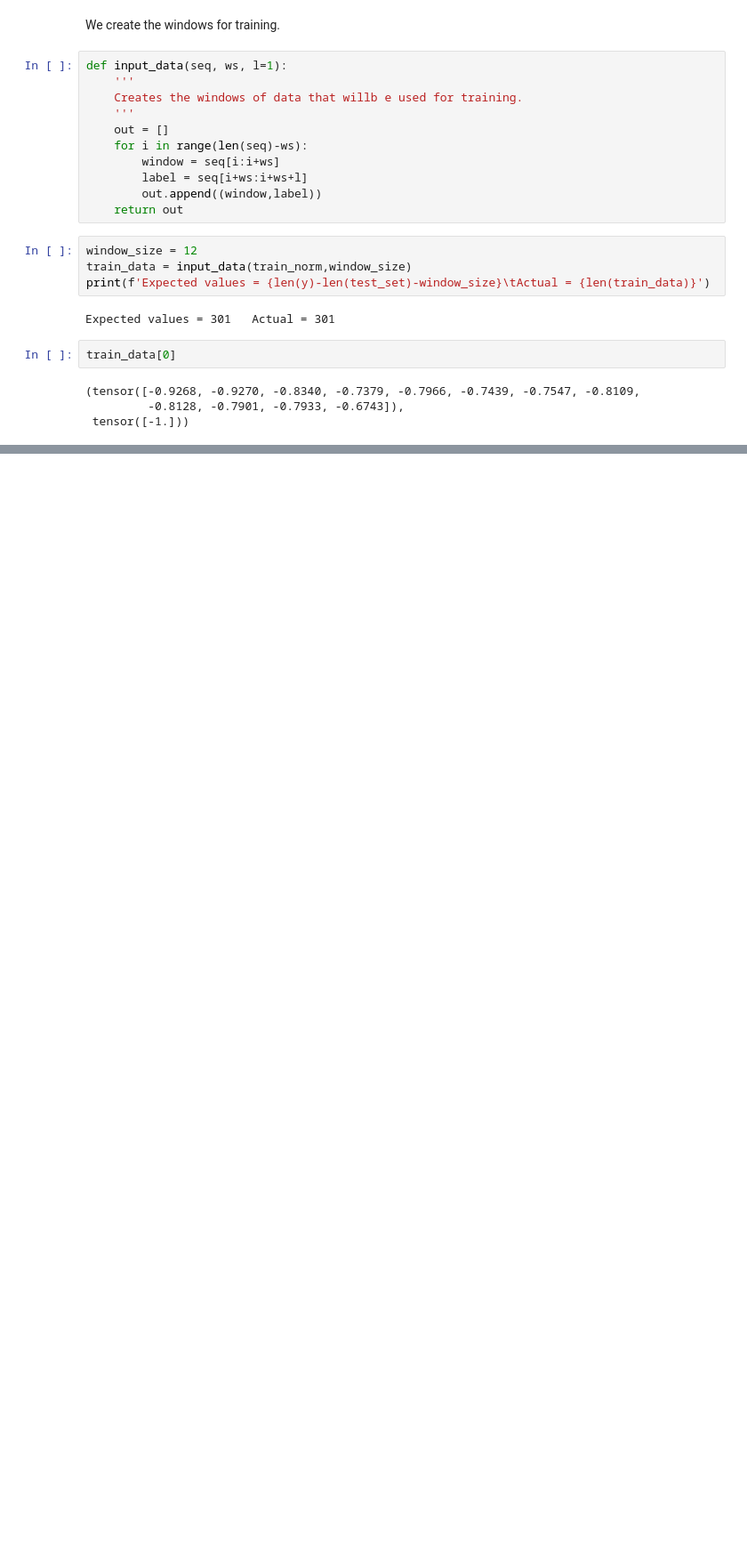
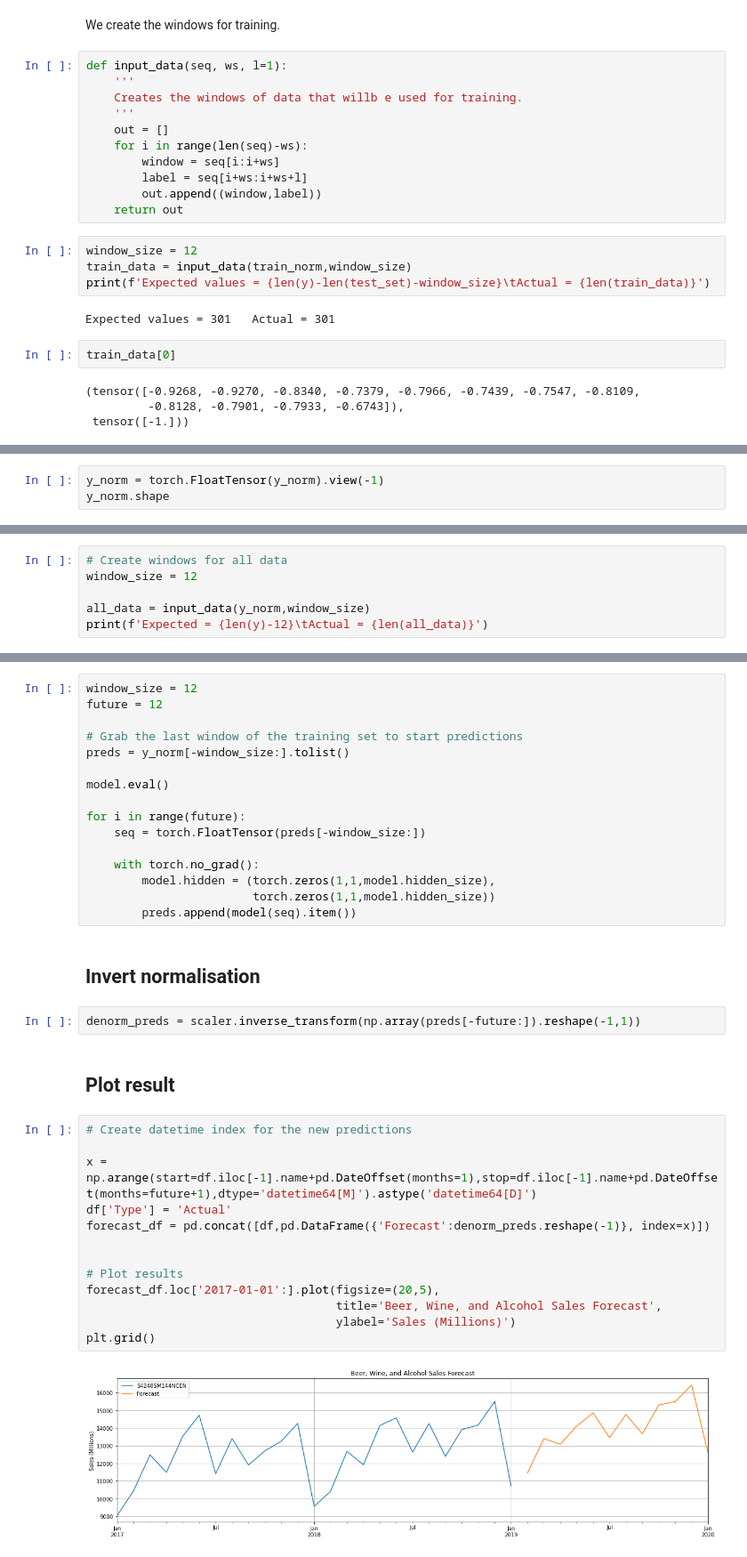
Before and after one commit to alejandrodgb/pytorch-for-dl, a Jupyter notebook: 04-RNN-Recurrent-Neural-Networks/01-RNN-Time-Series.ipynb, the cells around one changed output, grey strips where cells are left out. Shown: that part at 89% size. Drawn from its saved outputs; the diff is of its cells as text; blank space fills up the shorter version.

```diff
--- a/04-RNN-Recurrent-Neural-Networks/01-RNN-Time-Series.ipynb
+++ b/04-RNN-Recurrent-Neural-Networks/01-RNN-Time-Series.ipynb
@@ -126,0 +278,3 @@ train_data[0]
+# %%
+y_norm = torch.FloatTensor(y_norm).view(-1)
+y_norm.shape
@@ -126,0 +285,6 @@ train_data[0]
+# %%
+# Create windows for all data
+window_size = 12
+
+all_data = input_data(y_norm,window_size)
+print(f'Expected = {len(y)-12}\tActual = {len(all_data)}')
@@ -126,0 +339,37 @@ train_data[0]
+# %%
+window_size = 12
+future = 12
+
+# Grab the last window of the training set to start predictions
+preds = y_norm[-window_size:].tolist()
+
+model.eval()
+
+for i in range(future):
+    seq = torch.FloatTensor(preds[-window_size:])
+
+    with torch.no_grad():
+        model.hidden = (torch.zeros(1,1,model.hidden_size),
+                        torch.zeros(1,1,model.hidden_size))
+        preds.append(model(seq).item())
+# %% [markdown]
+## Invert normalisation
+# %%
+denorm_preds = scaler.inverse_transform(np.array(preds[-future:]).reshape(-1,1))
+# %% [markdown]
+## Plot result
+# %%
+# Create datetime index for the new predictions
+
+x = np.arange(start=df.iloc[-1].name+pd.DateOffset(months=1),stop=df.iloc[-1].name+pd.DateOffset(months=future+1),dtype='datetime64[M]').astype('datetime64[D]')
+df['Type'] = 'Actual'
+forecast_df = pd.concat([df,pd.DataFrame({'Forecast':denorm_preds.reshape(-1)}, index=x)])
+
+
+# Plot results
+forecast_df.loc['2017-01-01':].plot(figsize=(20,5),
+                                    title='Beer, Wine, and Alcohol Sales Forecast',
+                                    ylabel='Sales (Millions)')
+plt.grid()
+# %% [output]
+[figure, added]
```
Also changed, not shown: parts of 25 cells of this notebook.
